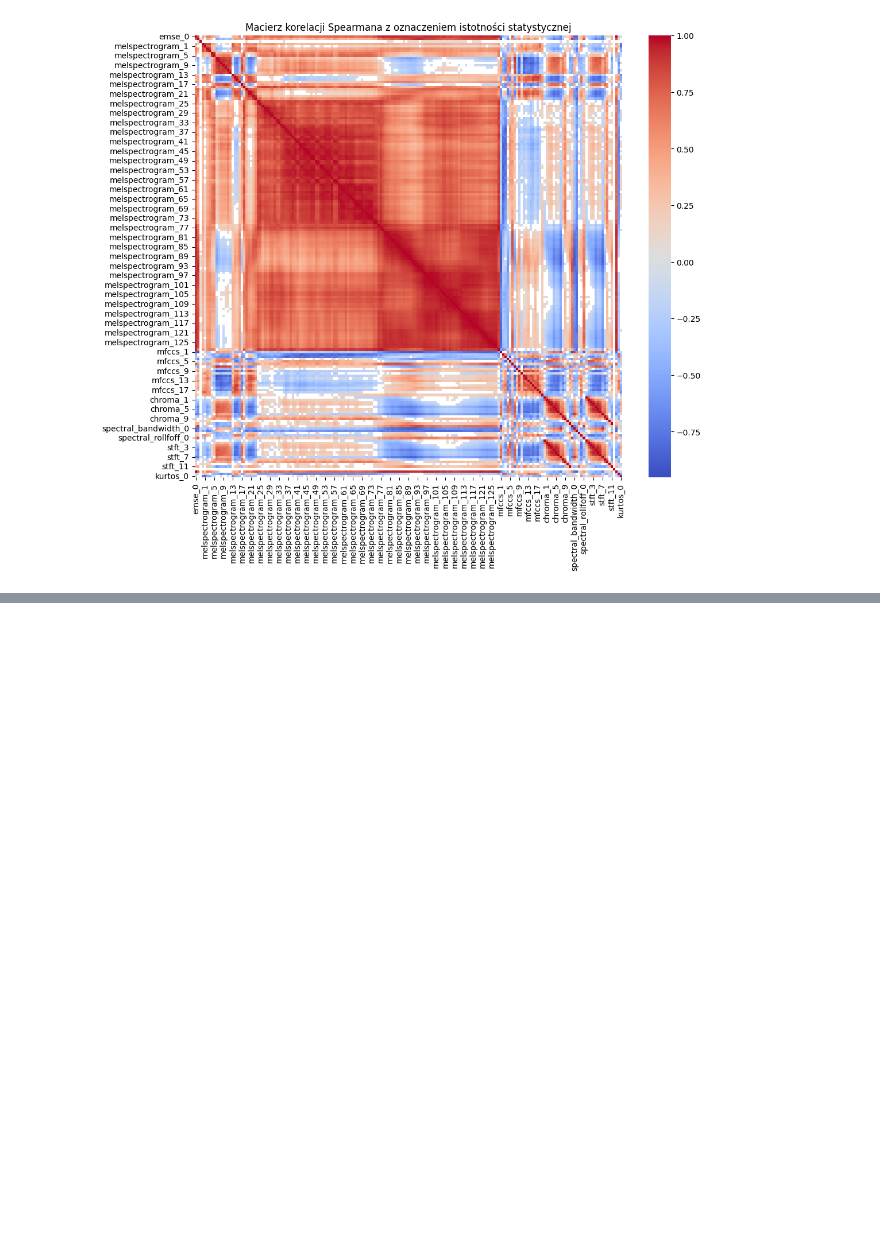
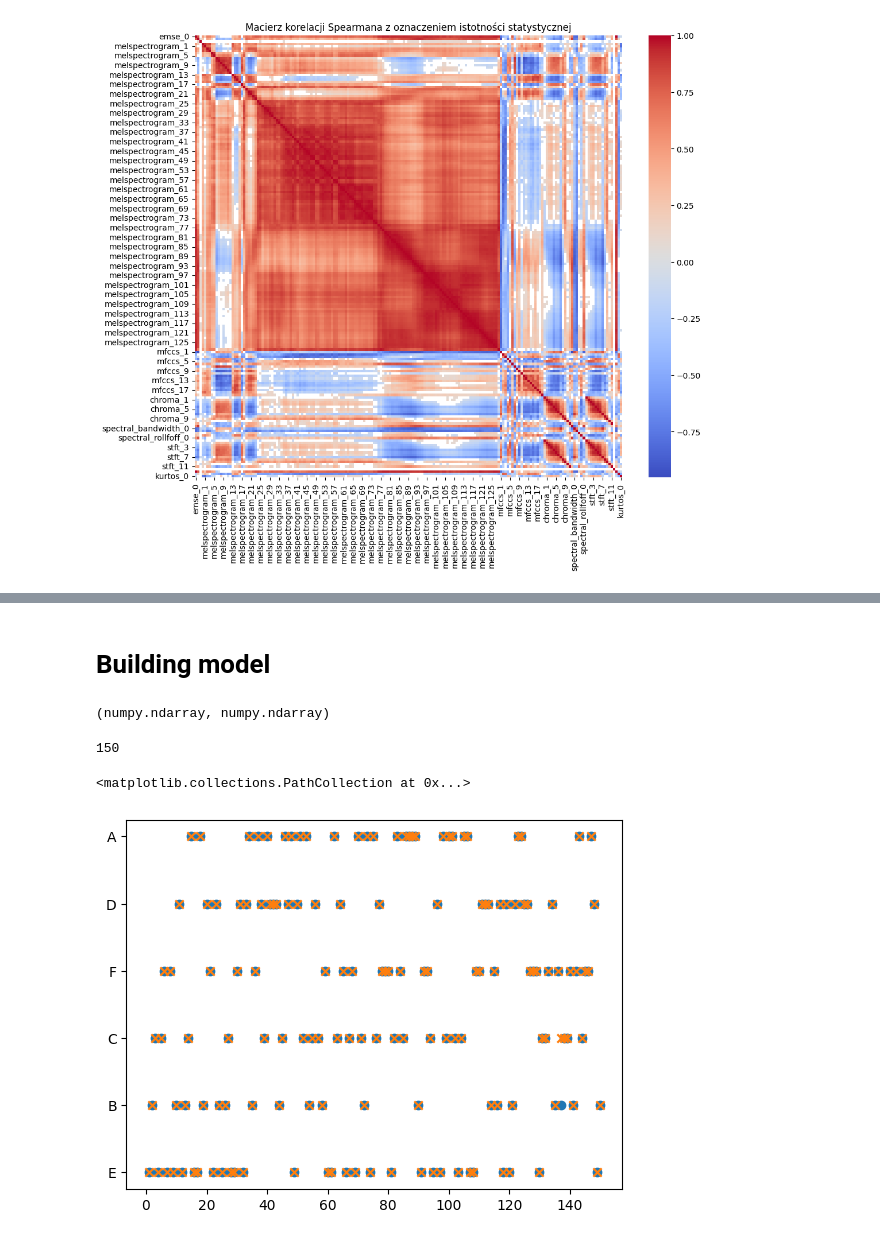
Before and after one commit to Mikaelow/Praca-inzynierska, a Jupyter notebook: lozyska.ipynb, the cells around one changed output, grey strips where cells are left out. Drawn from its saved outputs; the diff is of its cells as text; code cells hidden in the pictures; blank space fills up the shorter version.

```diff
--- a/lozyska.ipynb
+++ b/lozyska.ipynb
@@ -210,0 +247,4 @@ plt.show()
+# %%
+X = numeric_df_features.iloc[:,1:]
+y = numeric_df_features['condition']
+X # showing features
@@ -210,0 +265,2 @@ plt.show()
+# %% [markdown]
+# Building model
@@ -210,0 +274,31 @@ plt.show()
+# %%
+# building new model
+
+# spliting data to train and validation
+train_X, val_X, train_y, val_y = train_test_split(X, y, random_state = 0)
+# define new car model
+bearing_model_validation = DecisionTreeClassifier(random_state = 1)
+# fiting model
+bearing_model_validation.fit(train_X, train_y)
+# predicting price
+bearing_condition_pred = bearing_model_validation.predict(val_X)
+# %%
+val_y = np.array(val_y)
+type(bearing_condition_pred), type(val_y)
+# %% [output]
+(numpy.ndarray, numpy.ndarray)
+# %%
+len(val_y)
+# %% [output]
+150
+# %%
+
+import matplotlib.pyplot as plt
+
+plt.scatter(range(1,151), bearing_condition_pred, label='Predykcja oceny lozyska', marker='o')
+
+# Wykres dla val_y
+plt.scatter(range(1,151), val_y, label='Rzeczywista ocena lozyska', marker='x')
+# %% [output]
+<matplotlib.collections.PathCollection at 0x...>
+[figure, added]
```
Also changed, not shown: parts of 7 cells of this notebook.
